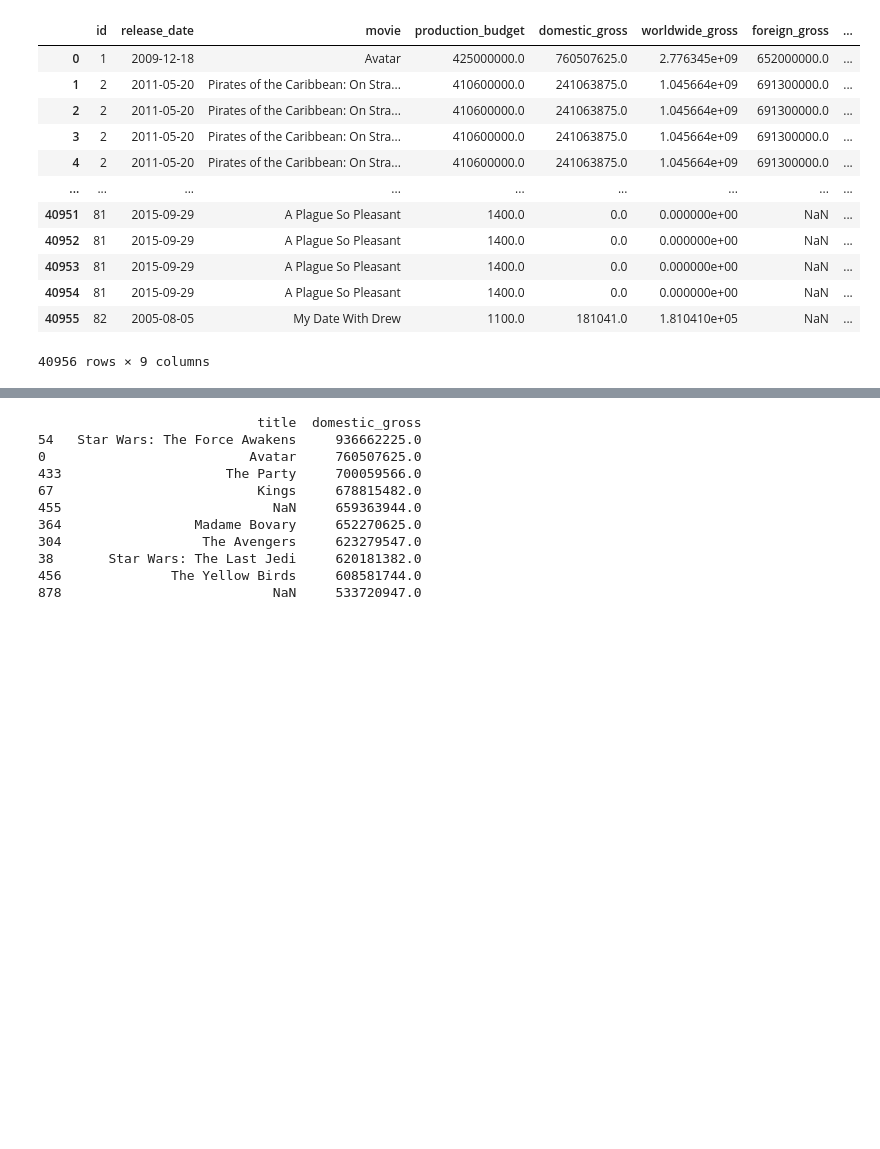
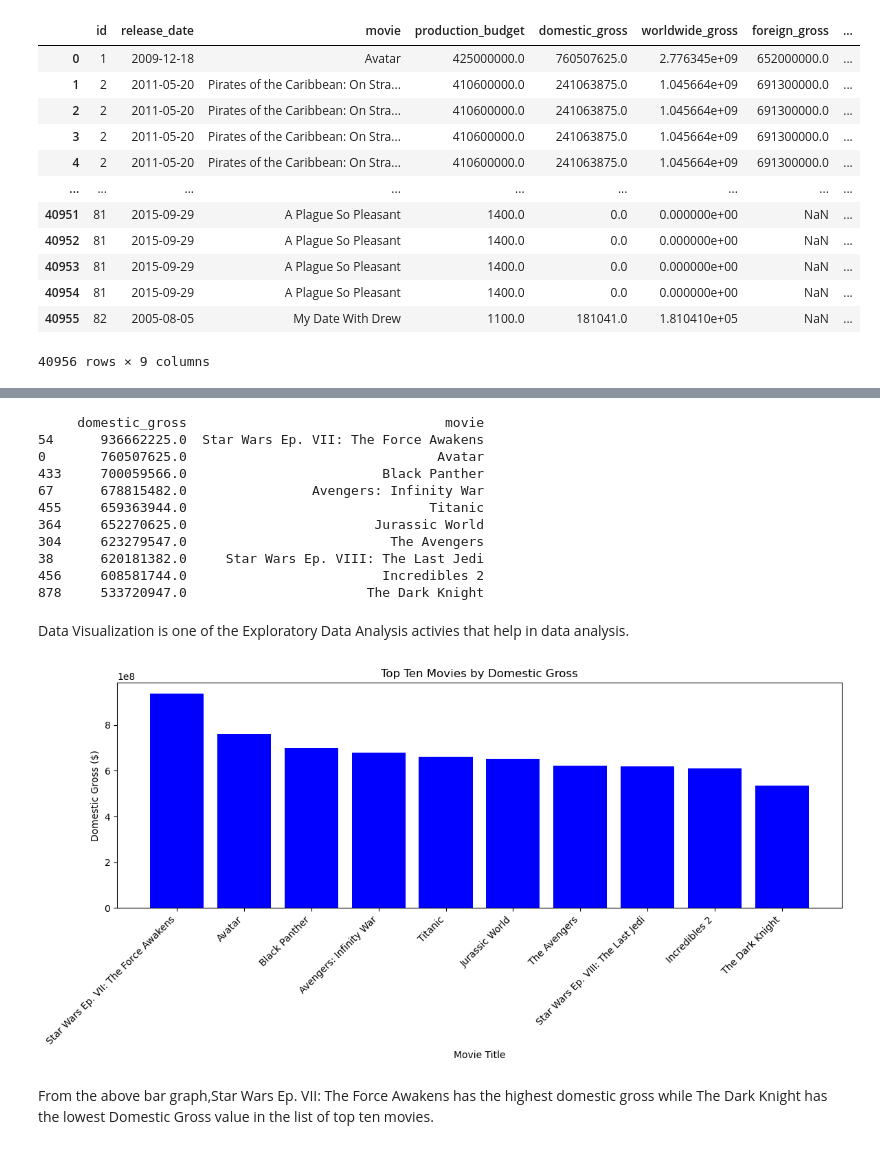
Before and after one commit to ElizabethMasai/dsc-phase-1-project-v2-4, a Jupyter notebook: student.ipynb, the cells around one changed output, grey strips where cells are left out. Saved outputs shown, nothing was run; the diff lists cells and outputs as text; code cells hidden in the pictures; blank space fills up the shorter version.

Commit message:
the first visualization showing the top ten movies

```diff
--- a/student.ipynb
+++ b/student.ipynb
@@ -803,17 +735,64 @@ merged_df
 # %%
-merged_df_sorted = merged_df.sort_values(by=['domestic_gross', 'movie'], ascending=[False, False])
+top_ten_movies = merged_df.sort_values(by=['domestic_gross', 'movie'], ascending=[False, False])
 
 # Display the first 10 values
-print(merged_df_sorted[['domestic_gross', 'movie']].head(10))
+print(top_ten_movies[['domestic_gross', 'movie']].head(10))
 # %% [output]
-                            title  domestic_gross
-54   Star Wars: The Force Awakens     936662225.0
-0                          Avatar     760507625.0
-433                     The Party     700059566.0
-67                          Kings     678815482.0
-455                           NaN     659363944.0
-364                 Madame Bovary     652270625.0
-304                  The Avengers     623279547.0
-38       Star Wars: The Last Jedi     620181382.0
-456              The Yellow Birds     608581744.0
-878                           NaN     533720947.0
+     domestic_gross                                 movie
+54      936662225.0  Star Wars Ep. VII: The Force Awakens
+0       760507625.0                                Avatar
+433     700059566.0                         Black Panther
+67      678815482.0                Avengers: Infinity War
+455     659363944.0                               Titanic
+364     652270625.0                        Jurassic World
+304     623279547.0                          The Avengers
+38      620181382.0     Star Wars Ep. VIII: The Last Jedi
+456     608581744.0                         Incredibles 2
+878     533720947.0                       The Dark Knight
+# %% [markdown]
+Data Visualization is one of the Exploratory Data Analysis activies that help in data analysis.
+# %%
+# Visualizing the top_ten_movies
+
+import matplotlib.pyplot as plt
+
+# Data
+domestic_gross = [
+    936662225.0,
+    760507625.0,
+    700059566.0,
+    678815482.0,
+    659363944.0,
+    652270625.0,
+    623279547.0,
+    620181382.0,
+    608581744.0,
+    533720947.0
+]
+
+movie_titles = [
+    "Star Wars Ep. VII: The Force Awakens",
+    "Avatar",
+    "Black Panther",
+    "Avengers: Infinity War",
+    "Titanic",
+    "Jurassic World",
+    "The Avengers",
+    "Star Wars Ep. VIII: The Last Jedi",
+    "Incredibles 2",
+    "The Dark Knight"
+]
+
+# Plot
+plt.figure(figsize=(12, 6))
+plt.bar(movie_titles, domestic_gross, color='blue')
+plt.title('Top Ten Movies by Domestic Gross')
+plt.xlabel('Movie Title')
+plt.ylabel('Domestic Gross ($)')
+plt.xticks(rotation=45, ha='right')
+plt.tight_layout()
+plt.show()
+# %% [output]
+[figure, added]
+# %% [markdown]
+From the above bar graph,Star Wars Ep. VII: The Force Awakens has the highest domestic gross while The Dark Knight has the lowest Domestic Gross value in the list of top ten movies.
```
Also changed, not shown: parts of 10 cells of this notebook.
